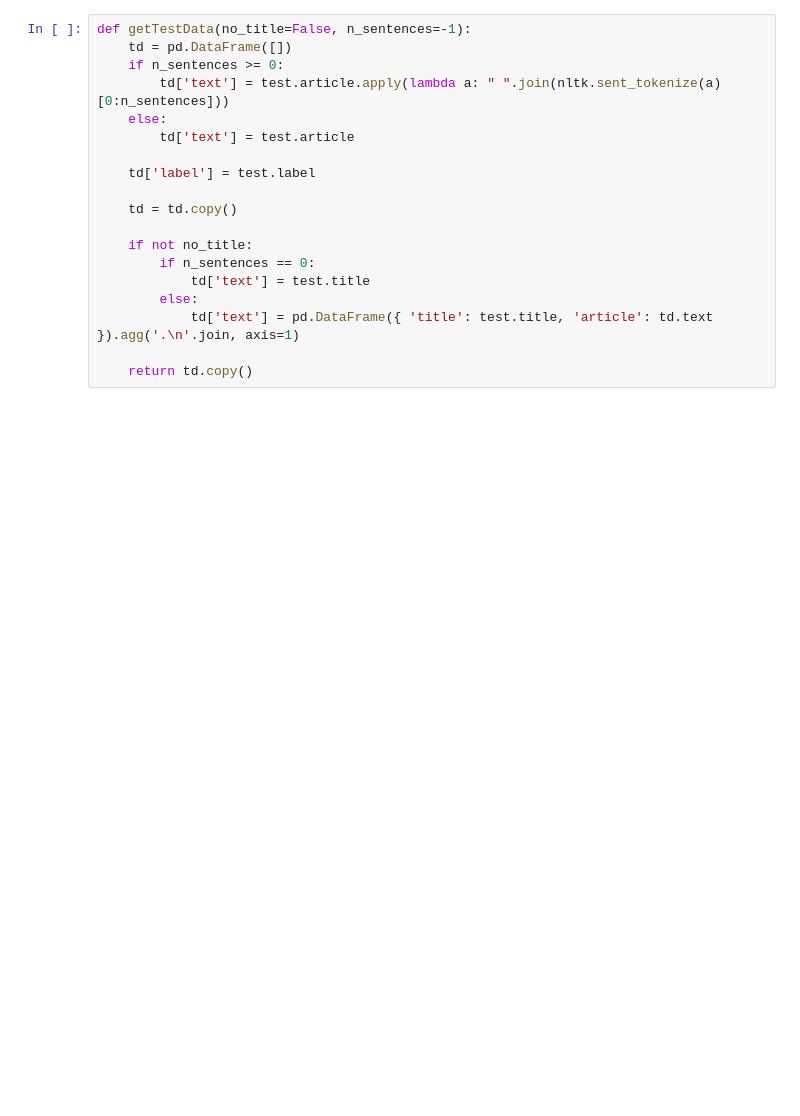
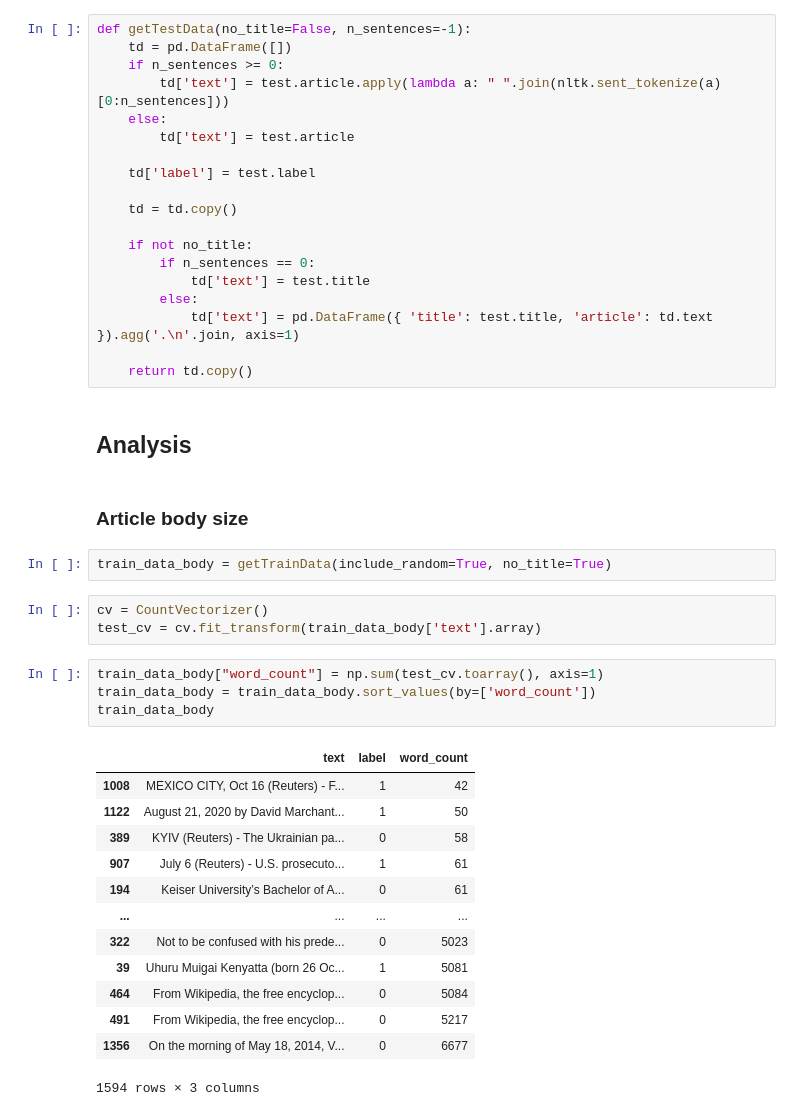
Before and after one commit to ryptoc/4N-Negative-News-Neural-Nets---ML-Project, a Jupyter notebook: project/Preprocessing.ipynb, the cells around one changed output. Drawn from its saved outputs; the diff is of its cells as text; blank space fills up the shorter version.

```diff
--- a/project/Preprocessing.ipynb
+++ b/project/Preprocessing.ipynb
@@ -283,3 +282,30 @@ def getTestData(no_title=False, n_sentences=-1):
             td['text'] = pd.DataFrame({ 'title': test.title, 'article': td.text }).agg('.\n'.join, axis=1)
 
     return td.copy()
+# %% [markdown]
+## Analysis
+# %% [markdown]
+### Article body size
+# %%
+train_data_body = getTrainData(include_random=True, no_title=True)
+# %%
+cv = CountVectorizer()
+test_cv = cv.fit_transform(train_data_body['text'].array)
+# %%
+train_data_body["word_count"] = np.sum(test_cv.toarray(), axis=1)
+train_data_body = train_data_body.sort_values(by=['word_count'])
+train_data_body
+# %% [output]
+|  | text | label | word_count |
+| 1008 | MEXICO CITY, Oct 16 (Reuters) - F... | 1 | 42 |
+| 1122 | August 21, 2020 by David Marchant... | 1 | 50 |
+| 389 | KYIV (Reuters) - The Ukrainian pa... | 0 | 58 |
+| 907 | July 6 (Reuters) - U.S. prosecuto... | 1 | 61 |
+| 194 | Keiser University’s Bachelor of A... | 0 | 61 |
+| ... | ... | ... | ... |
+| 322 | Not to be confused with his prede... | 0 | 5023 |
+| 39 | Uhuru Muigai Kenyatta (born 26 Oc... | 1 | 5081 |
+| 464 | From Wikipedia, the free encyclop... | 0 | 5084 |
+| 491 | From Wikipedia, the free encyclop... | 0 | 5217 |
+| 1356 | On the morning of May 18, 2014, V... | 0 | 6677 |
+1594 rows × 3 columns
```
Also changed, not shown: parts of 12 cells of this notebook, 5 other files.
